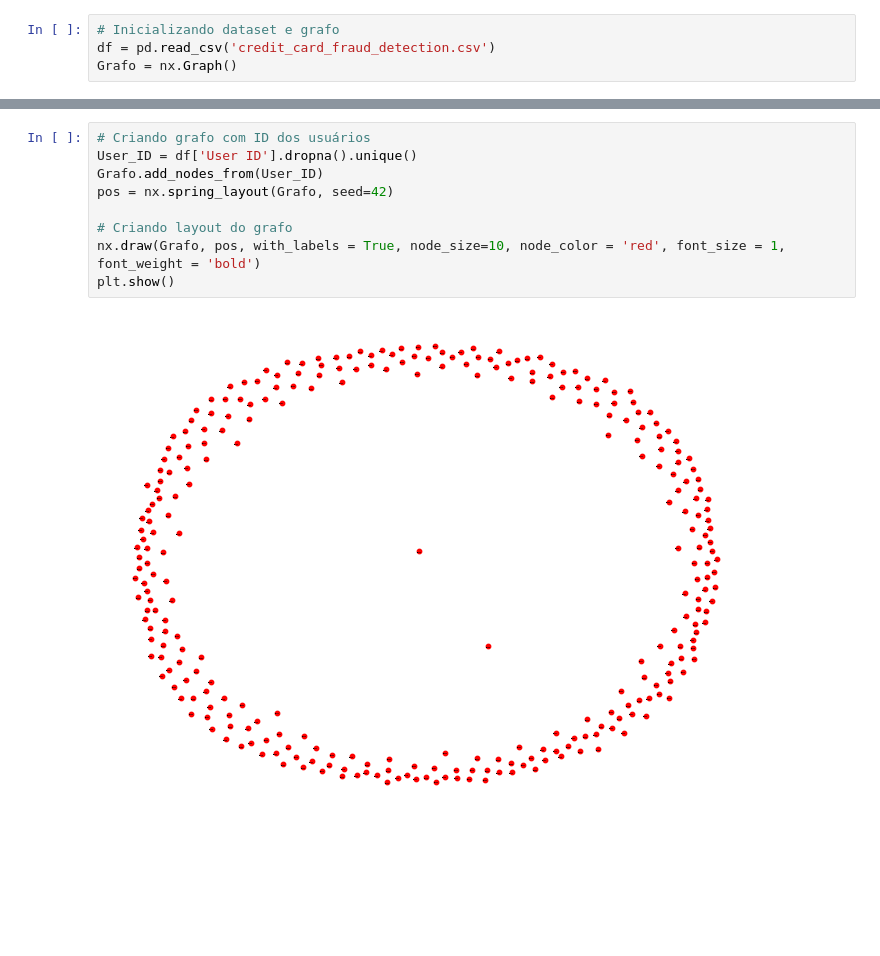
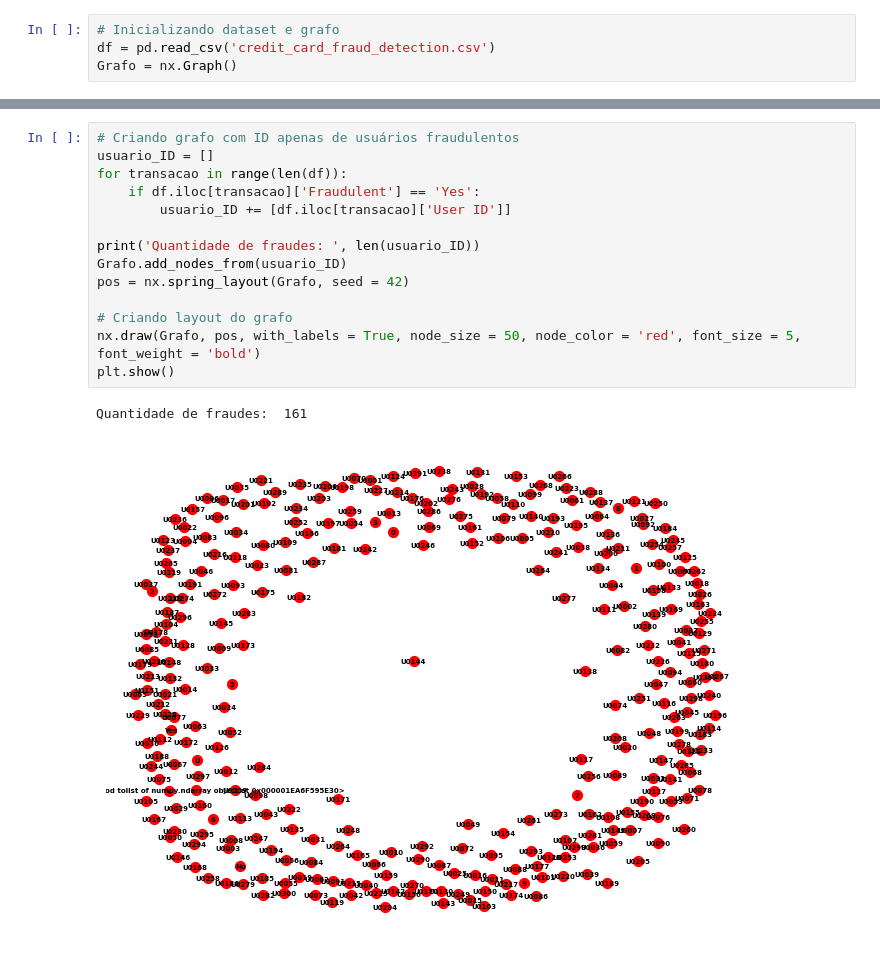
Before and after one commit to David-Mdrs/Cartoes_Transacoes_Fraudulentas, a Jupyter notebook: Fraude_Paises.ipynb, the cells around one changed output, grey strips where cells are left out. Saved outputs shown, nothing was run; the diff lists cells and outputs as text; blank space fills up the shorter version.

Commit message:
Usuários fraudulentos

```diff
--- a/Fraude_Paises.ipynb
+++ b/Fraude_Paises.ipynb
@@ -10,11 +19,17 @@ Grafo = nx.Graph()
 # %%
-# Criando grafo com ID dos usuários
-User_ID = df['User ID'].dropna().unique()
-Grafo.add_nodes_from(User_ID)
-pos = nx.spring_layout(Grafo, seed=42)
+# Criando grafo com ID apenas de usuários fraudulentos
+usuario_ID = []
+for transacao in range(len(df)):
+    if df.iloc[transacao]['Fraudulent'] == 'Yes':
+        usuario_ID += [df.iloc[transacao]['User ID']]
+
+print('Quantidade de fraudes: ', len(usuario_ID))
+Grafo.add_nodes_from(usuario_ID)
+pos = nx.spring_layout(Grafo, seed = 42)
 
 # Criando layout do grafo
-nx.draw(Grafo, pos, with_labels = True, node_size=10, node_color = 'red', font_size = 1, font_weight = 'bold')
+nx.draw(Grafo, pos, with_labels = True, node_size = 50, node_color = 'red', font_size = 5, font_weight = 'bold')
 plt.show()
 # %% [output]
+Quantidade de fraudes:  161
-[figure, old version]
+[figure, new version]
```
Also changed, not shown: parts of 1 cell of this notebook.
